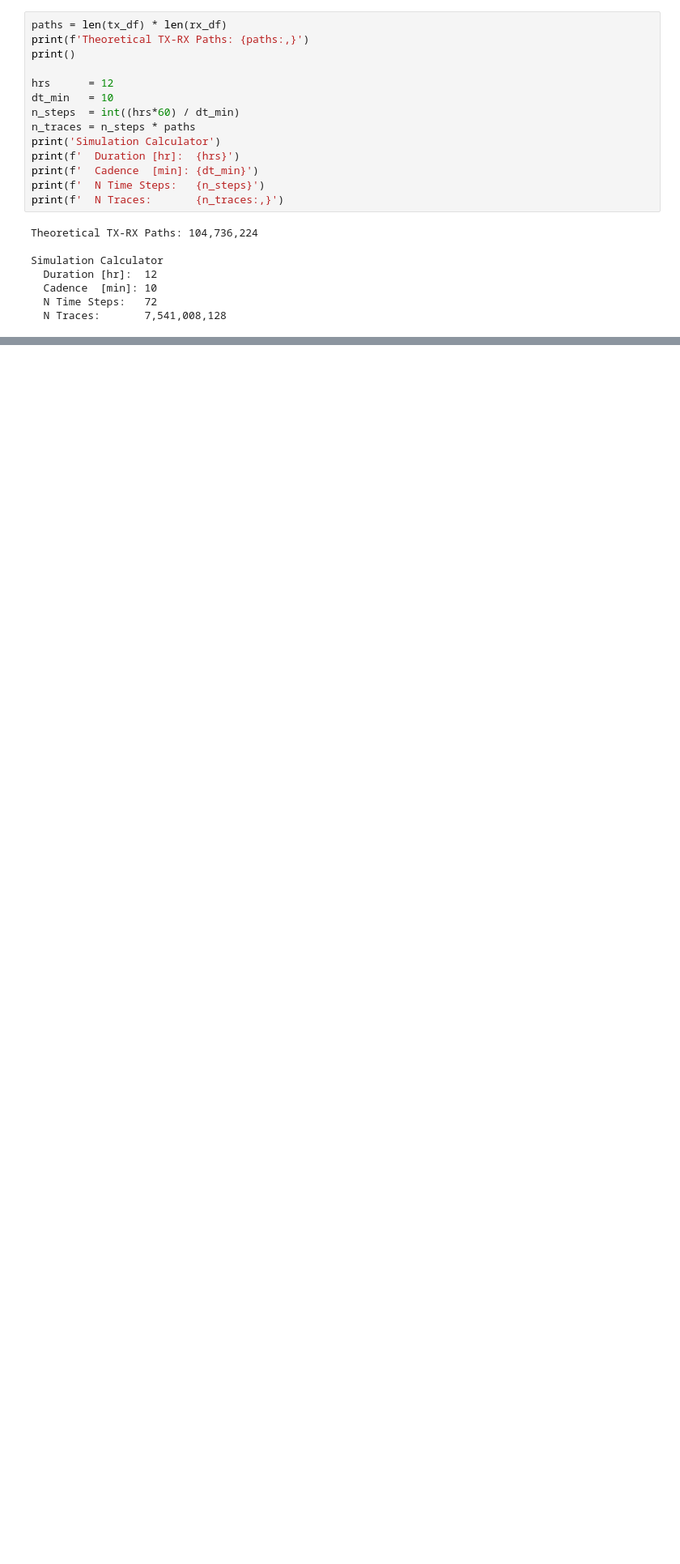
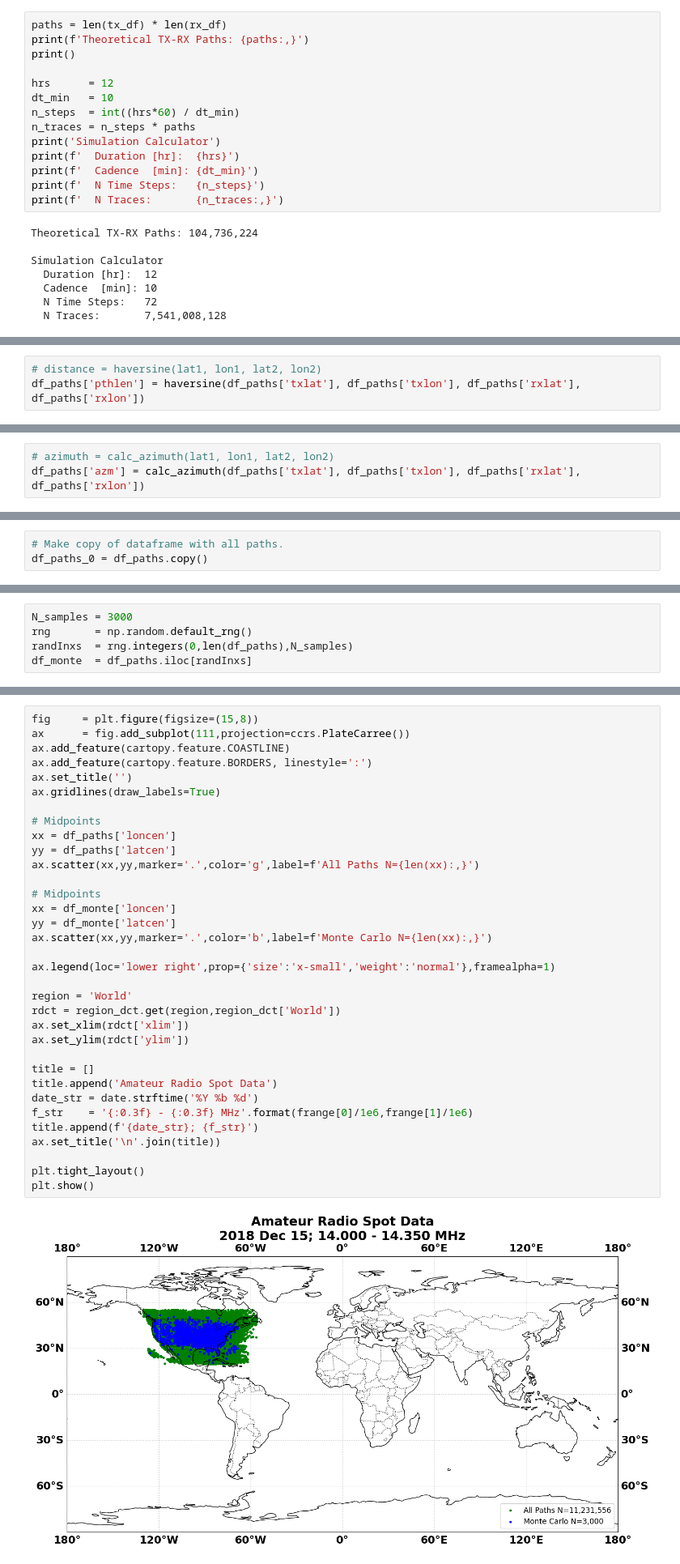
Before and after one commit to w2naf/IRI_TID, a Jupyter notebook: scripts/CaseStudy.ipynb, the cells around one changed output, grey strips where cells are left out. Shown at 81% size. Cells and saved outputs as stored; diff of their text form; blank space fills up the shorter version.

```diff
--- a/scripts/CaseStudy.ipynb
+++ b/scripts/CaseStudy.ipynb
@@ -151,0 +236,3 @@ Simulation Calculator
+# %%
+# distance = haversine(lat1, lon1, lat2, lon2)
+df_paths['pthlen'] = haversine(df_paths['txlat'], df_paths['txlon'], df_paths['rxlat'], df_paths['rxlon'])
@@ -151,0 +242,3 @@ Simulation Calculator
+# %%
+# azimuth = calc_azimuth(lat1, lon1, lat2, lon2)
+df_paths['azm'] = calc_azimuth(df_paths['txlat'], df_paths['txlon'], df_paths['rxlat'], df_paths['rxlon'])
@@ -151,0 +252,3 @@ Simulation Calculator
+# %%
+# Make copy of dataframe with all paths.
+df_paths_0 = df_paths.copy()
@@ -151,0 +280,5 @@ Simulation Calculator
+# %%
+N_samples = 3000
+rng       = np.random.default_rng()
+randInxs  = rng.integers(0,len(df_paths),N_samples)
+df_monte  = df_paths.iloc[randInxs]
@@ -151,0 +287,36 @@ Simulation Calculator
+# %%
+fig     = plt.figure(figsize=(15,8))
+ax      = fig.add_subplot(111,projection=ccrs.PlateCarree())
+ax.add_feature(cartopy.feature.COASTLINE)
+ax.add_feature(cartopy.feature.BORDERS, linestyle=':')
+ax.set_title('')
+ax.gridlines(draw_labels=True)
+
+# Midpoints
+xx = df_paths['loncen']
+yy = df_paths['latcen']
+ax.scatter(xx,yy,marker='.',color='g',label=f'All Paths N={len(xx):,}')
+
+# Midpoints
+xx = df_monte['loncen']
+yy = df_monte['latcen']
+ax.scatter(xx,yy,marker='.',color='b',label=f'Monte Carlo N={len(xx):,}')
+
+ax.legend(loc='lower right',prop={'size':'x-small','weight':'normal'},framealpha=1)
+
+region = 'World'
+rdct = region_dct.get(region,region_dct['World'])
+ax.set_xlim(rdct['xlim'])
+ax.set_ylim(rdct['ylim'])
+
+title = []
+title.append('Amateur Radio Spot Data')
+date_str = date.strftime('%Y %b %d')
+f_str    = '{:0.3f} - {:0.3f} MHz'.format(frange[0]/1e6,frange[1]/1e6)
+title.append(f'{date_str}; {f_str}')
+ax.set_title('\n'.join(title))
+
+plt.tight_layout()
+plt.show()
+# %% [output]
+[figure, added]
```
Also changed, not shown: parts of 21 cells of this notebook.
